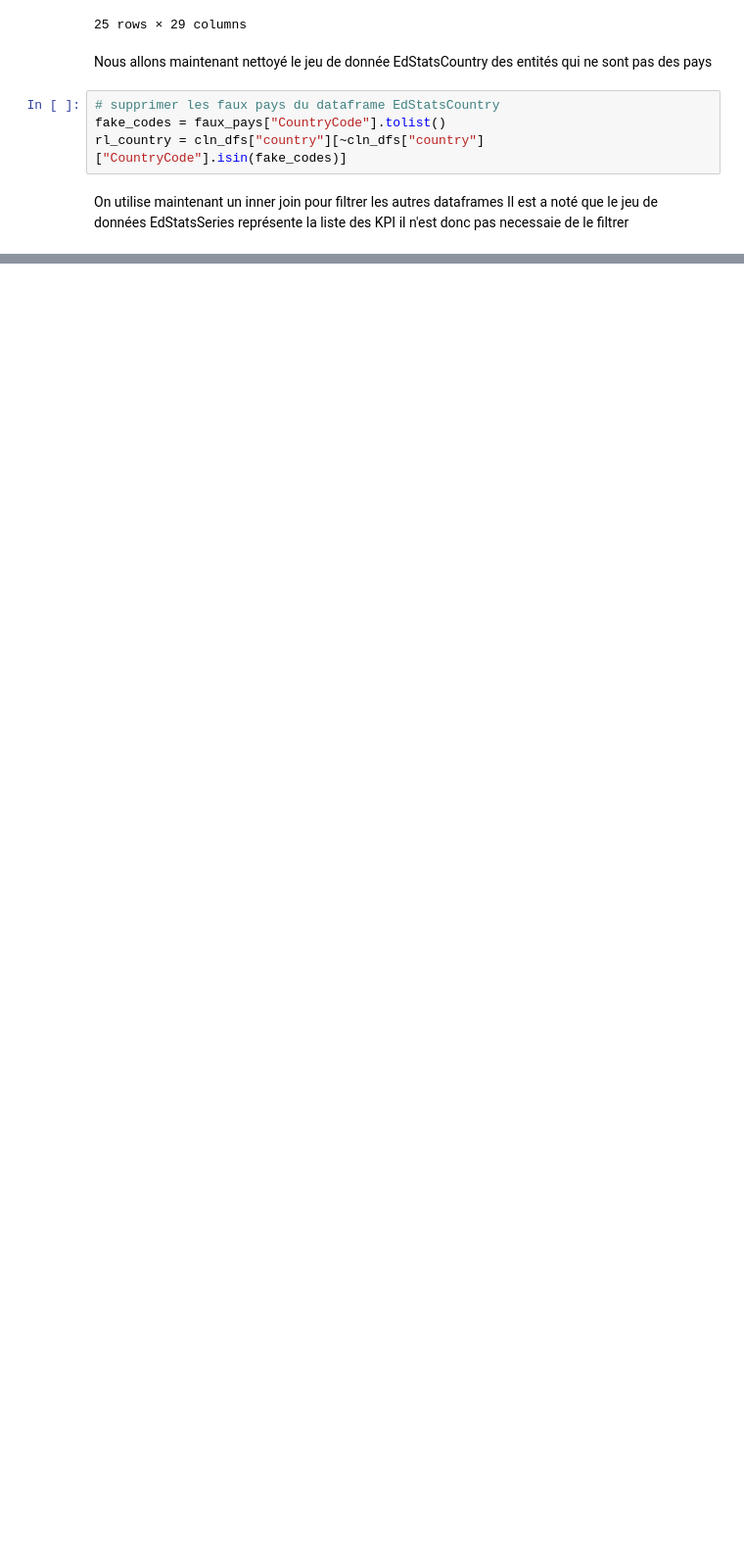
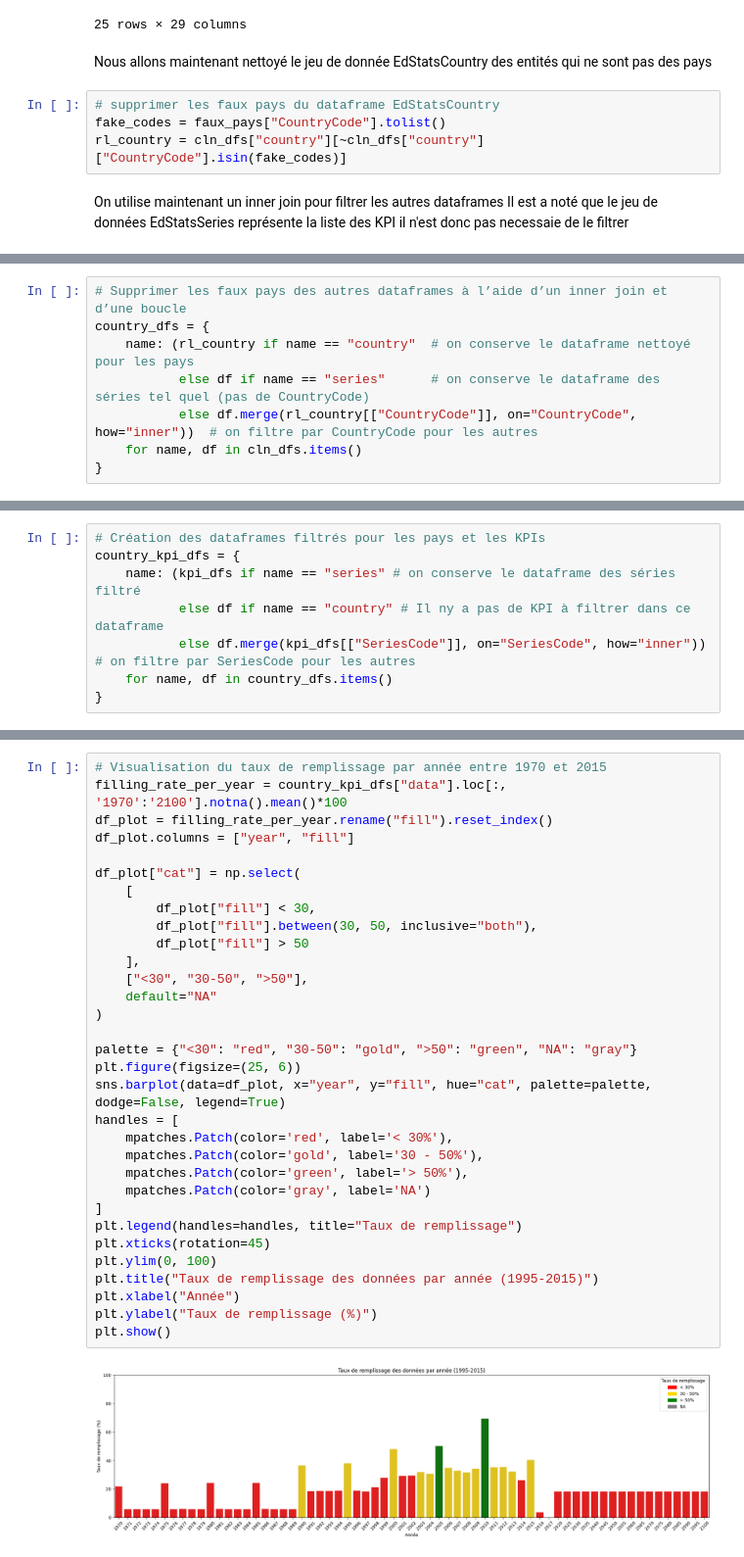
Before and after one commit to PAANNO/OPC-Data_Engineer, a Jupyter notebook: OPC2-Analysez les données de systèmes éducatifs/notebooks/Analyse des données.ipynb, the cells around one changed output, grey strips where cells are left out. Shown at 98% size. Saved outputs shown, nothing was run; the diff lists cells and outputs as text; blank space fills up the shorter version.

```diff
--- a/OPC2-Analysez les données de systèmes éducatifs/notebooks/Analyse des données.ipynb
+++ b/OPC2-Analysez les données de systèmes éducatifs/notebooks/Analyse des données.ipynb
@@ -544,0 +319,8 @@ display(corr_spearman)
+# %%
+# Supprimer les faux pays des autres dataframes à l’aide d’un inner join et d’une boucle
+country_dfs = {
+    name: (rl_country if name == "country"  # on conserve le dataframe nettoyé pour les pays
+           else df if name == "series"      # on conserve le dataframe des séries tel quel (pas de CountryCode)
+           else df.merge(rl_country[["CountryCode"]], on="CountryCode", how="inner"))  # on filtre par CountryCode pour les autres
+    for name, df in cln_dfs.items()
+}
@@ -544,0 +408,8 @@ display(corr_spearman)
+# %%
+# Création des dataframes filtrés pour les pays et les KPIs
+country_kpi_dfs = {
+    name: (kpi_dfs if name == "series" # on conserve le dataframe des séries filtré
+           else df if name == "country" # Il ny a pas de KPI à filtrer dans ce dataframe
+           else df.merge(kpi_dfs[["SeriesCode"]], on="SeriesCode", how="inner"))  # on filtre par SeriesCode pour les autres
+    for name, df in country_dfs.items()
+}
@@ -544,0 +443,34 @@ display(corr_spearman)
+# %%
+# Visualisation du taux de remplissage par année entre 1970 et 2015
+filling_rate_per_year = country_kpi_dfs["data"].loc[:, '1970':'2100'].notna().mean()*100
+df_plot = filling_rate_per_year.rename("fill").reset_index()
+df_plot.columns = ["year", "fill"]
+
+df_plot["cat"] = np.select(
+    [
+        df_plot["fill"] < 30,
+        df_plot["fill"].between(30, 50, inclusive="both"),
+        df_plot["fill"] > 50
+    ],
+    ["<30", "30-50", ">50"],
+    default="NA"
+)
+
+palette = {"<30": "red", "30-50": "gold", ">50": "green", "NA": "gray"}
+plt.figure(figsize=(25, 6))
+sns.barplot(data=df_plot, x="year", y="fill", hue="cat", palette=palette, dodge=False, legend=True)
+handles = [
+    mpatches.Patch(color='red', label='< 30%'),
+    mpatches.Patch(color='gold', label='30 - 50%'),
+    mpatches.Patch(color='green', label='> 50%'),
+    mpatches.Patch(color='gray', label='NA')
+]
+plt.legend(handles=handles, title="Taux de remplissage")
+plt.xticks(rotation=45)
+plt.ylim(0, 100)
+plt.title("Taux de remplissage des données par année (1995-2015)")
+plt.xlabel("Année")
+plt.ylabel("Taux de remplissage (%)")
+plt.show()
+# %% [output]
+[figure, added]
```
Also changed, not shown: parts of 48 cells of this notebook.
